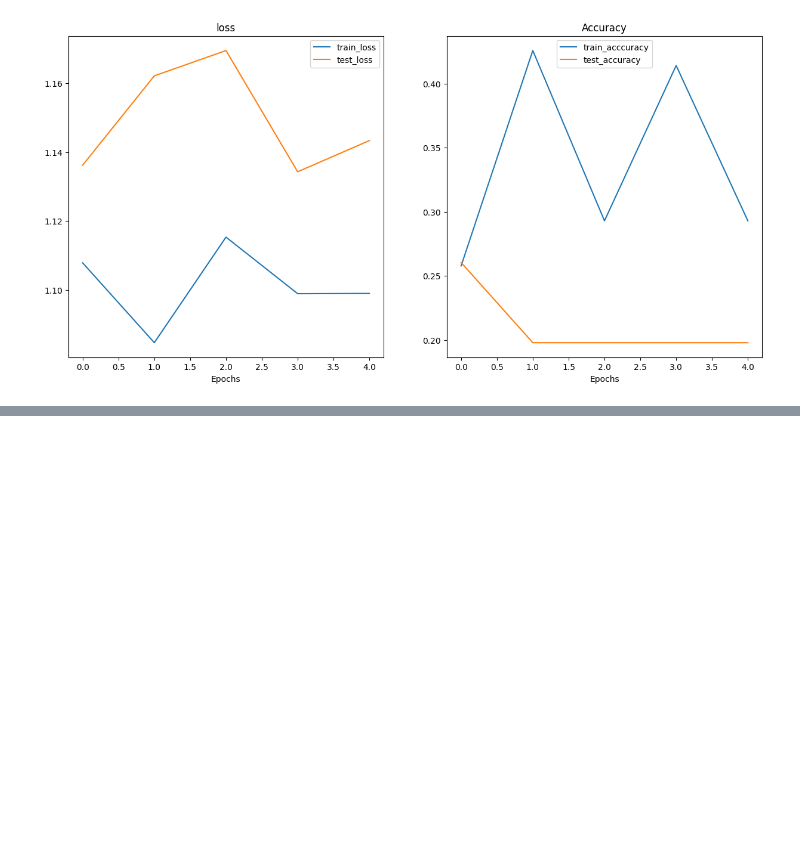
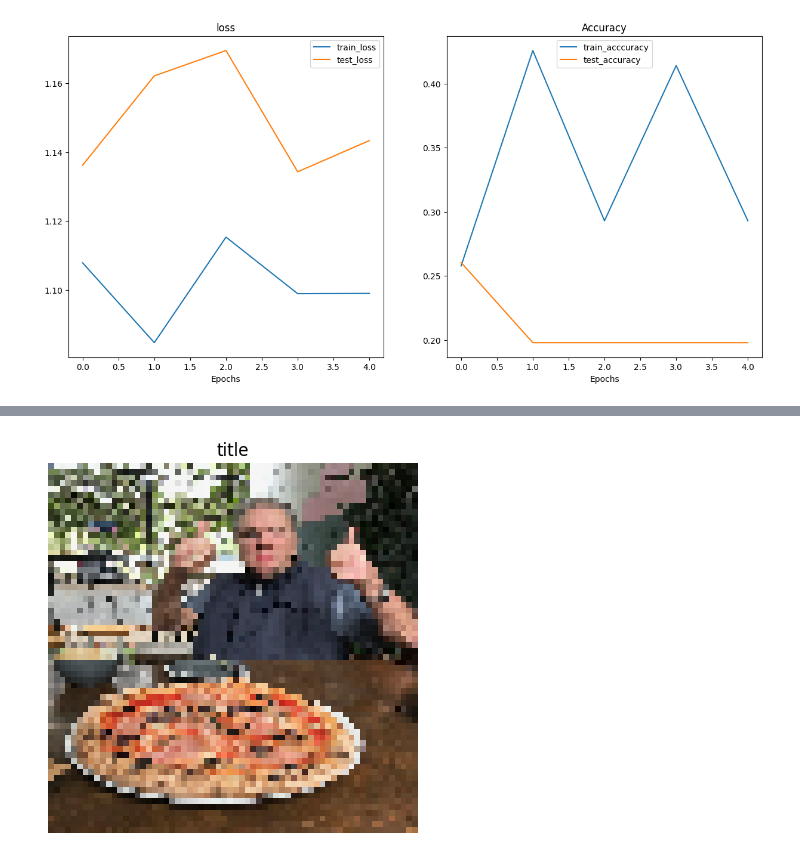
Before and after one commit to rono-victor/PyTorch, a Jupyter notebook: custom_dataset.ipynb, the cells around one changed output, grey strips where cells are left out. Cells and saved outputs as stored; diff of their text form; code cells hidden in the pictures; blank space fills up the shorter version.

```diff
--- a/custom_dataset.ipynb
+++ b/custom_dataset.ipynb
@@ -846,0 +883,8 @@ An undefitting model is when the training and test loss are not as low as you'd
+# %%
+#create training transform with TrivialAugment
+train_transform_trivial_augment = transforms.Compose([transforms.Resize((64,64)),
+transforms.TrivialAugmentWide(num_magnitude_bins=31),
+transforms.ToTensor()])
+
+#Create testing transform (no data augmenation)
+test_transform = transforms.Compose([transforms.Resize((64,64)),transforms.ToTensor()])
@@ -846,0 +1311,7 @@ An undefitting model is when the training and test loss are not as low as you'd
+# %%
+pred_and_plot_image(model=model_1,
+                    image_path="./data/04-pizza-dad.jpeg/04-pizza-dad.jpeg",
+                    class_names=class_names,
+                    transform= custom_image_transform)
+# %% [output]
+[figure, added]
```
Also changed, not shown: parts of 47 cells of this notebook, 1 other file.
